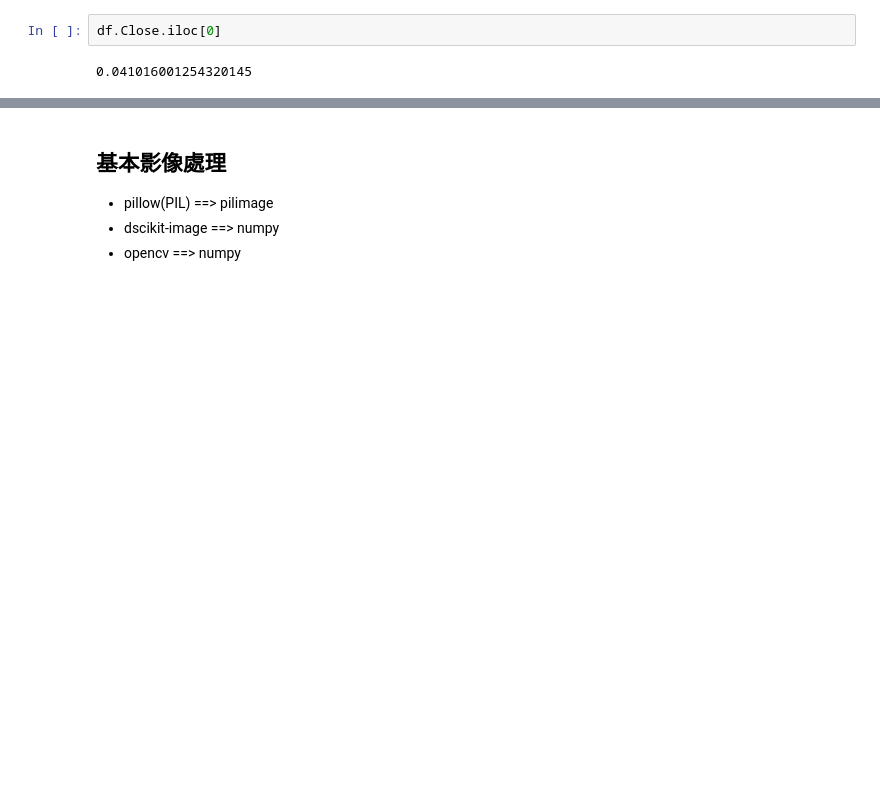
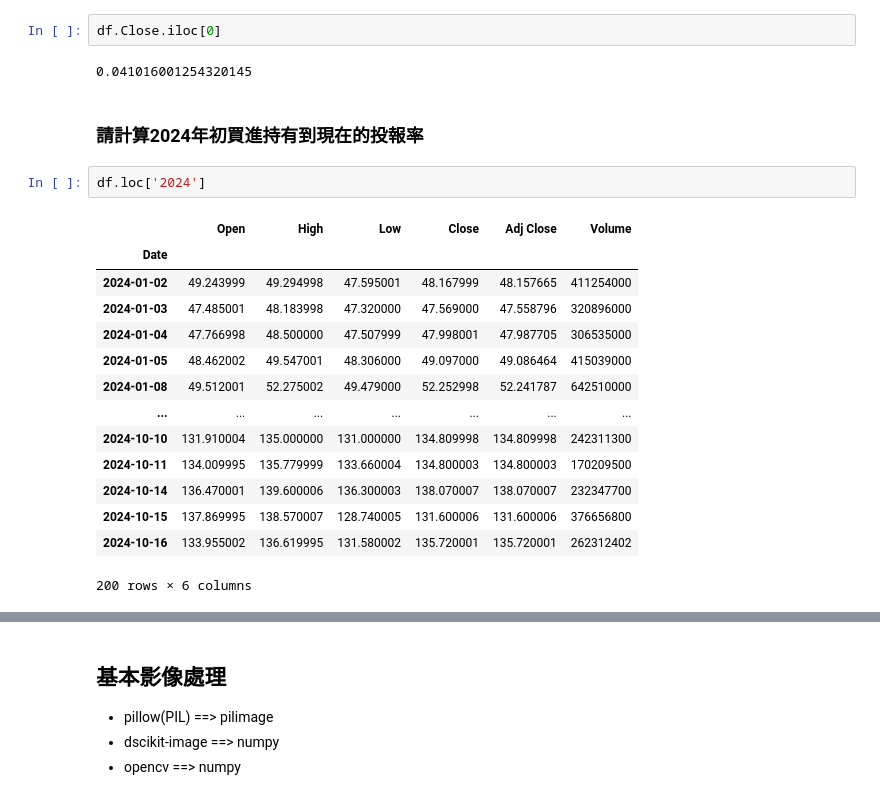
Before and after one commit to andy952359/20240829-python-note, a Jupyter notebook: 20240830.ipynb, the cells around one changed output, grey strips where cells are left out. Cells and saved outputs as stored; diff of their text form; blank space fills up the shorter version.

```diff
--- a/20240830.ipynb
+++ b/20240830.ipynb
@@ -646,3 +646,22 @@ pandas.core.series.Series
 df.Close.iloc[0]
 # %% [output]
 0.041016001254320145
+# %% [markdown]
+### 請計算2024年初買進持有到現在的投報率
+# %%
+df.loc['2024']
+# %% [output]
+|  | Open | High | Low | Close | Adj Close | Volume |
+| Date |  |  |  |  |  |  |
+| 2024-01-02 | 49.243999 | 49.294998 | 47.595001 | 48.167999 | 48.157665 | 411254000 |
+| 2024-01-03 | 47.485001 | 48.183998 | 47.320000 | 47.569000 | 47.558796 | 320896000 |
+| 2024-01-04 | 47.766998 | 48.500000 | 47.507999 | 47.998001 | 47.987705 | 306535000 |
+| 2024-01-05 | 48.462002 | 49.547001 | 48.306000 | 49.097000 | 49.086464 | 415039000 |
+| 2024-01-08 | 49.512001 | 52.275002 | 49.479000 | 52.252998 | 52.241787 | 642510000 |
+| ... | ... | ... | ... | ... | ... | ... |
+| 2024-10-10 | 131.910004 | 135.000000 | 131.000000 | 134.809998 | 134.809998 | 242311300 |
+| 2024-10-11 | 134.009995 | 135.779999 | 133.660004 | 134.800003 | 134.800003 | 170209500 |
+| 2024-10-14 | 136.470001 | 139.600006 | 136.300003 | 138.070007 | 138.070007 | 232347700 |
+| 2024-10-15 | 137.869995 | 138.570007 | 128.740005 | 131.600006 | 131.600006 | 376656800 |
+| 2024-10-16 | 133.955002 | 136.619995 | 131.580002 | 135.720001 | 135.720001 | 262312402 |
+200 rows × 6 columns
```
Also changed, not shown: parts of 28 cells of this notebook.
